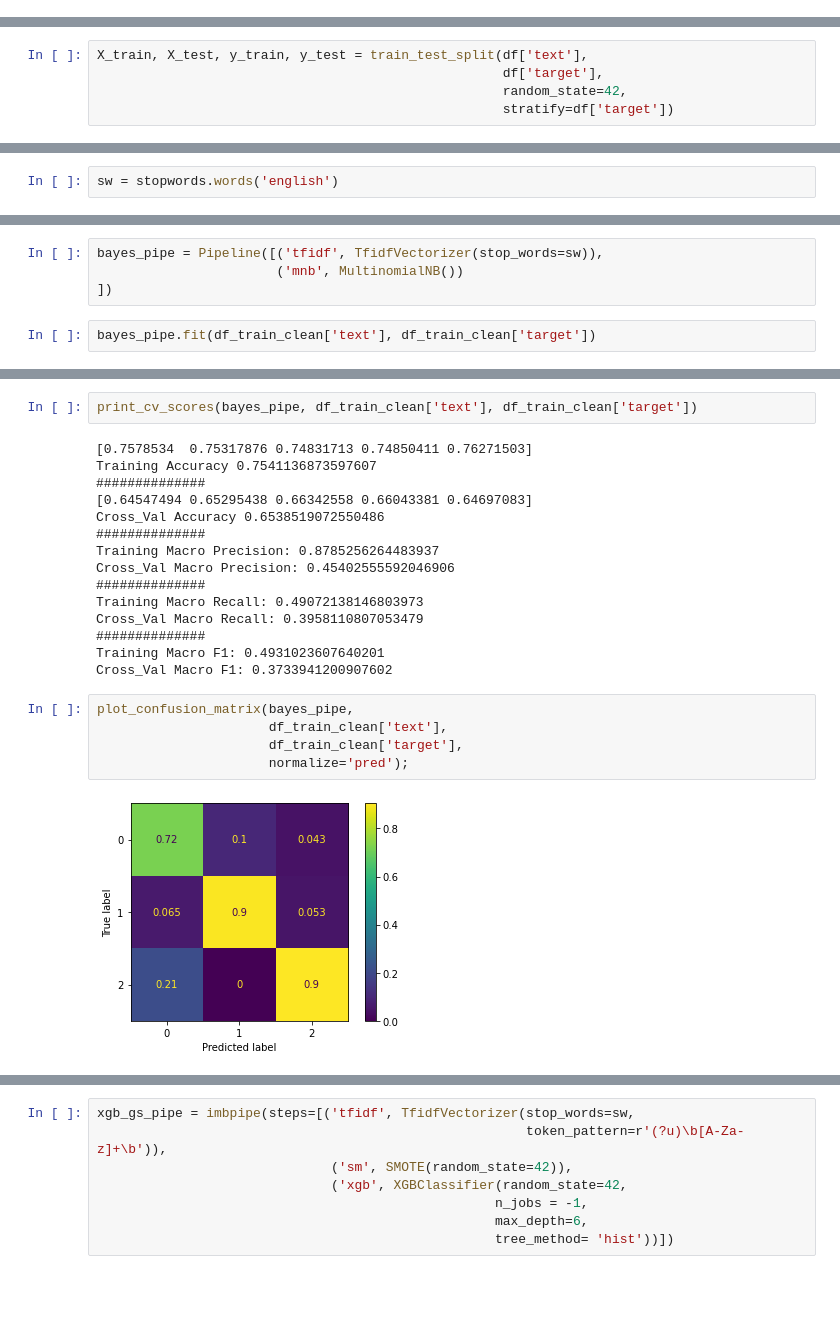
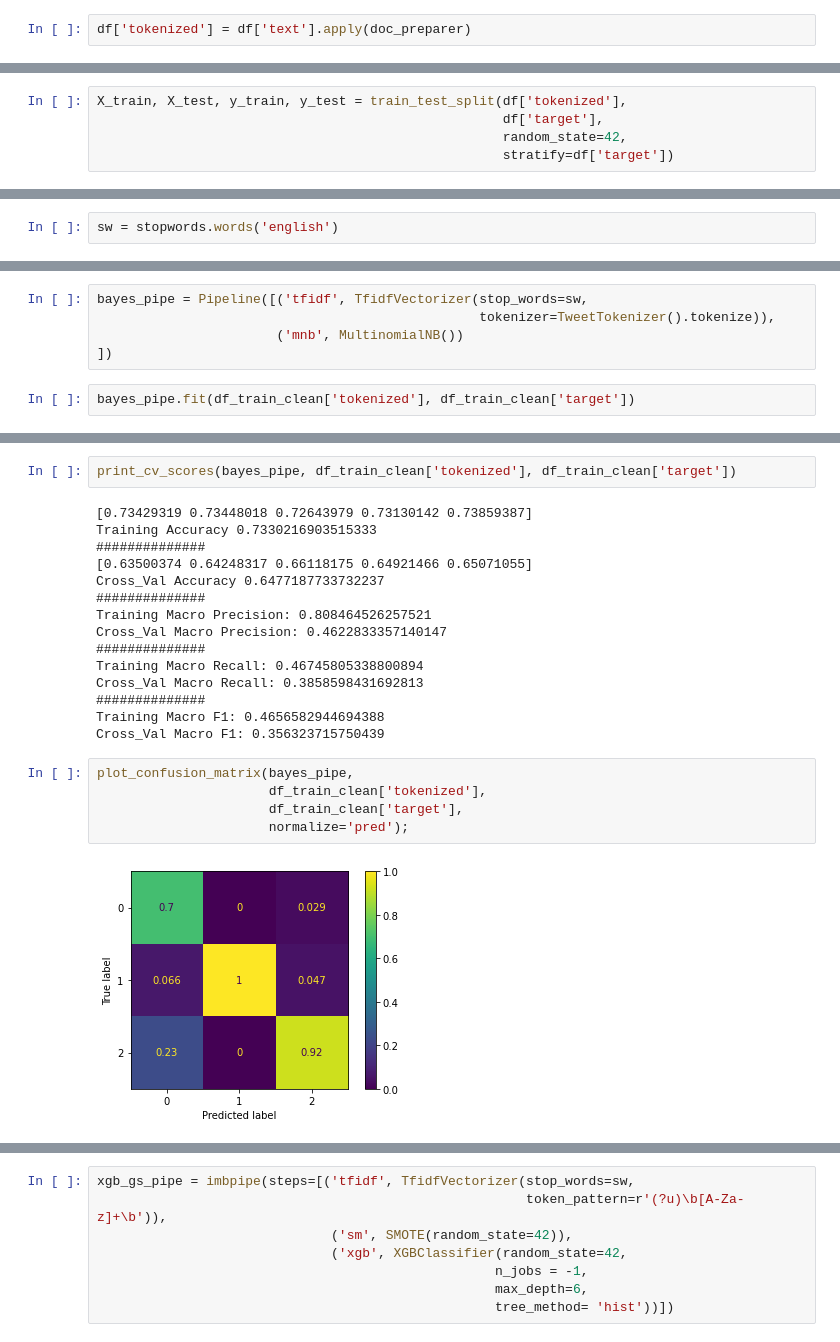
Before and after one commit to raylinsoriano/NLP_project, a Jupyter notebook: Individual Notebooks/Meaghan's Notebook.ipynb, the cells around one changed output, grey strips where cells are left out. Drawn from its saved outputs; the diff is of its cells as text; blank space fills up the shorter version.

```diff
--- a/Individual Notebooks/Meaghan's Notebook.ipynb
+++ b/Individual Notebooks/Meaghan's Notebook.ipynb
@@ -107,0 +151,2 @@ df.text.isna().sum()
+# %%
+df['tokenized'] = df['text'].apply(doc_preparer)
@@ -108,7 +162,7 @@ df.text.isna().sum()
 # %% [markdown]
 __Train-Test Split__
 # %%
-X_train, X_test, y_train, y_test = train_test_split(df['text'],
+X_train, X_test, y_train, y_test = train_test_split(df['tokenized'],
                                                     df['target'],
                                                     random_state=42,
                                                     stratify=df['target'])
@@ -249,9 +305,10 @@ plot_confusion_matrix(fsm_pipe,
 # %%
-bayes_pipe = Pipeline([('tfidf', TfidfVectorizer(stop_words=sw)),
+bayes_pipe = Pipeline([('tfidf', TfidfVectorizer(stop_words=sw,
+                                                 tokenizer=TweetTokenizer().tokenize)),
                        ('mnb', MultinomialNB())
 ])
 # %%
-bayes_pipe.fit(df_train_clean['text'], df_train_clean['target'])
+bayes_pipe.fit(df_train_clean['tokenized'], df_train_clean['target'])
 # %% [output]
 Pipeline(steps=[('tfidf',
                  TfidfVectorizer(stop_words=['i', 'me', 'my', 'myself', 'we',
@@ -265,28 +323,28 @@ Pipeline(steps=[('tfidf',
                 ('mnb', MultinomialNB())])
 # %%
-print_cv_scores(bayes_pipe, df_train_clean['text'], df_train_clean['target'])
+print_cv_scores(bayes_pipe, df_train_clean['tokenized'], df_train_clean['target'])
 # %% [output]
-[0.7578534  0.75317876 0.74831713 0.74850411 0.76271503]
-Training Accuracy 0.7541136873597607
+[0.73429319 0.73448018 0.72643979 0.73130142 0.73859387]
+Training Accuracy 0.7330216903515333
 ##############
-[0.64547494 0.65295438 0.66342558 0.66043381 0.64697083]
-Cross_Val Accuracy 0.6538519072550486
+[0.63500374 0.64248317 0.66118175 0.64921466 0.65071055]
+Cross_Val Accuracy 0.6477187733732237
 ##############
-Training Macro Precision: 0.8785256264483937
-Cross_Val Macro Precision: 0.45402555592046906
+Training Macro Precision: 0.808464526257521
+Cross_Val Macro Precision: 0.4622833357140147
 ##############
-Training Macro Recall: 0.49072138146803973
-Cross_Val Macro Recall: 0.3958110807053479
+Training Macro Recall: 0.46745805338800894
+Cross_Val Macro Recall: 0.3858598431692813
 ##############
-Training Macro F1: 0.4931023607640201
-Cross_Val Macro F1: 0.3733941200907602
+Training Macro F1: 0.4656582944694388
+Cross_Val Macro F1: 0.356323715750439
 # %%
 plot_confusion_matrix(bayes_pipe,
-                      df_train_clean['text'],
+                      df_train_clean['tokenized'],
                       df_train_clean['target'],
                       normalize='pred');
 # %% [output]
-[figure, old version]
+[figure, new version]
 # %%
 bayes_pipe[0].vocabulary_
 # %% [output]
```
Also changed, not shown: parts of 39 cells of this notebook.
